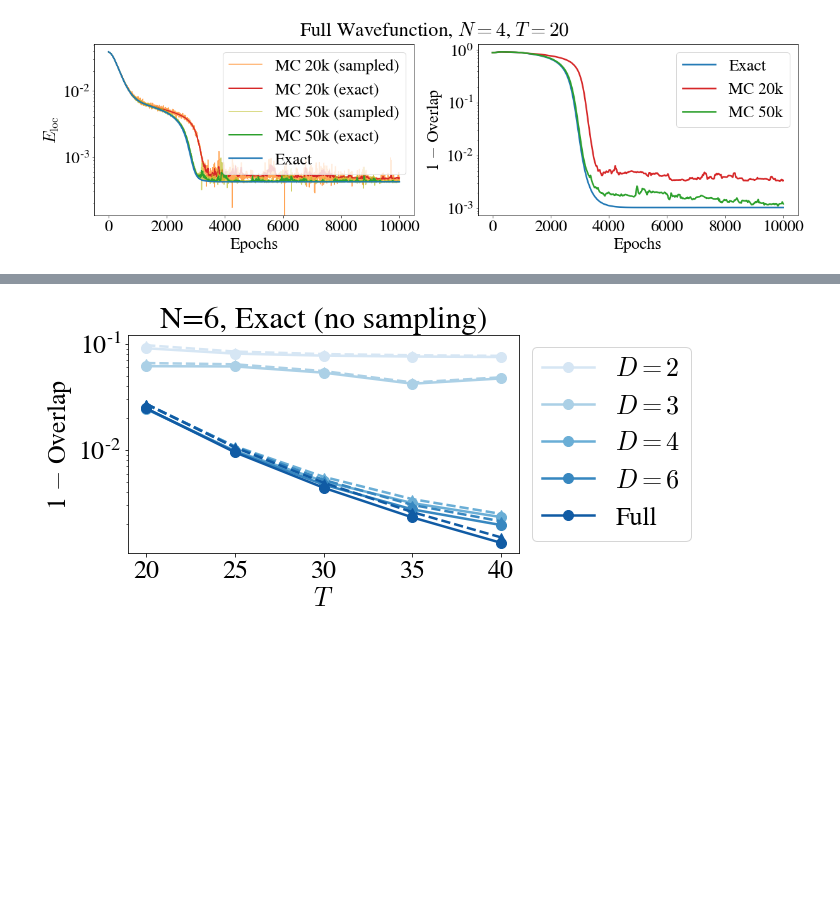
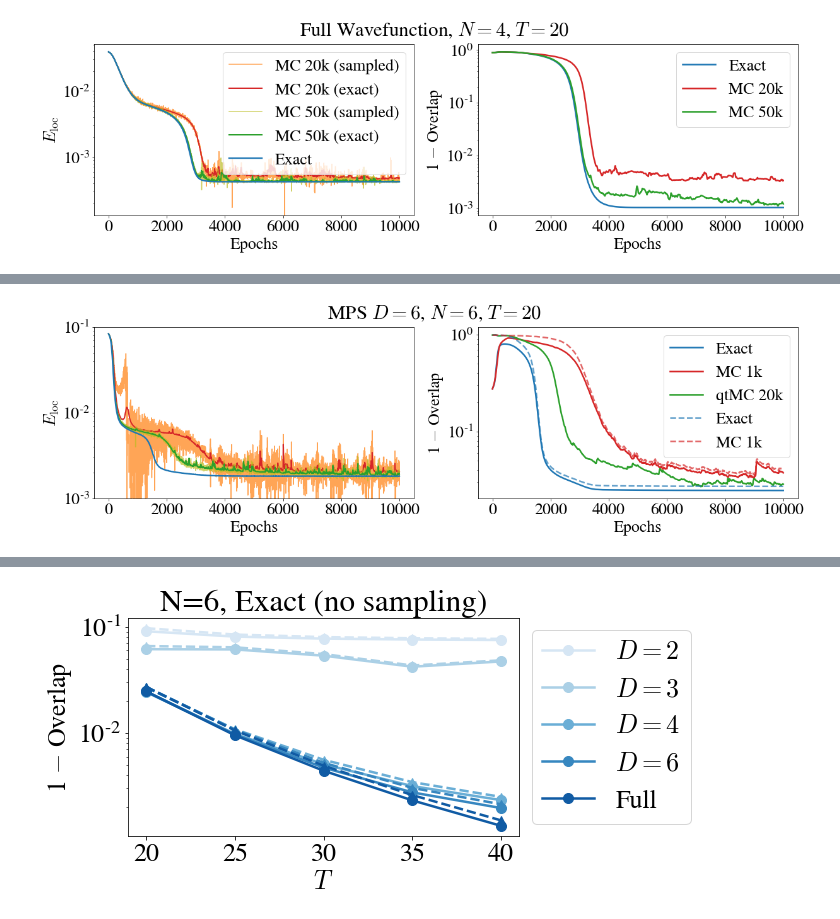
Before and after one commit to stavros11/Time-Evolution, a Jupyter notebook: plotter.ipynb, the cells around one changed output, grey strips where cells are left out. Saved outputs shown, nothing was run; the diff lists cells and outputs as text; code cells hidden in the pictures; blank space fills up the shorter version.

```diff
--- a/plotter.ipynb
+++ b/plotter.ipynb
@@ -177 +180,43 @@ sampling2.close()
+# %%
+machine_type = "mpsD6"
+title_type = "MPS $D=6$"
+n_sites = 6
+time_steps = 20
+
+all_states = h5py.File("{}/N={}/allstates_{}_N{}M{}.h5py".format(data_dir, n_sites, machine_type, n_sites, time_steps), "r")
+sampling1 = h5py.File("{}/N={}/spacesampling{}_{}_N{}M{}.h5py".format(data_dir, n_sites, 1000, machine_type, n_sites, time_steps), "r")
+sampling2 = h5py.File("{}/N={}/sampling{}_{}_N{}M{}.h5py".format(data_dir, n_sites, 20000, machine_type, n_sites, time_steps), "r")
+
+plt.figure(figsize=(20, 5))
+plt.suptitle("{}, $N={}$, $T={}$".format(title_type, n_sites, time_steps))
+
+plt.subplot(121)
+plt.semilogy(sampling1["sampled_Eloc"][:].real, label="MC 1k (sampled)", color=cp[1], alpha=0.7)
+plt.semilogy(sampling1["exact_Eloc"][:].real, label="MC 1k (exact)", color=cp[3], linewidth=2.0)
+plt.semilogy(sampling2["sampled_Eloc"][:].real, label="qtMC 20k (sampled)", color=cp[8], alpha=0.7)
+plt.semilogy(sampling2["exact_Eloc"][:].real, label="qtMC 20k (exact)", color=cp[2], linewidth=2.0)
+plt.semilogy(all_states["exact_Eloc"][:].real, label="Exact", color=cp[0], linewidth=2.4)
+plt.xlabel("Epochs")
+plt.ylabel("$E_\mathrm{loc}$")
+plt.ylim([1e-3, 1e-1])
+#plt.legend()
+
+plt.subplot(122)
+plt.semilogy(1 - all_states["avg_overlaps"][:], label="Exact", linewidth=2.5, color=cp[0])
+plt.semilogy(1 - sampling1["avg_overlaps"][:], label="MC 1k", linewidth=2.5, color=cp[3])
+plt.semilogy(1 - sampling2["overlaps"][:], label="qtMC 20k", linewidth=2.5, color=cp[2])
+plt.semilogy(1 - all_states["overlaps"][:], "--", label="Exact", linewidth=2.5, color=cp[0], alpha=0.7)
+plt.semilogy(1 - sampling1["overlaps"][:], "--", label="MC 1k", linewidth=2.5, color=cp[3], alpha=0.7)
+plt.xlabel("Epochs")
+plt.ylabel("1 $-$ Overlap")
+plt.legend()
+
+plt.show()
+#plt.savefig("history_{}_N{}M{}.pdf".format(machine_type, n_sites, time_steps), bbox_inches='tight')
+
+all_states.close()
+sampling1.close()
+sampling2.close()
+# %% [output]
+[figure, added]
 # %%
```
Also changed, not shown: parts of 5 cells of this notebook.
